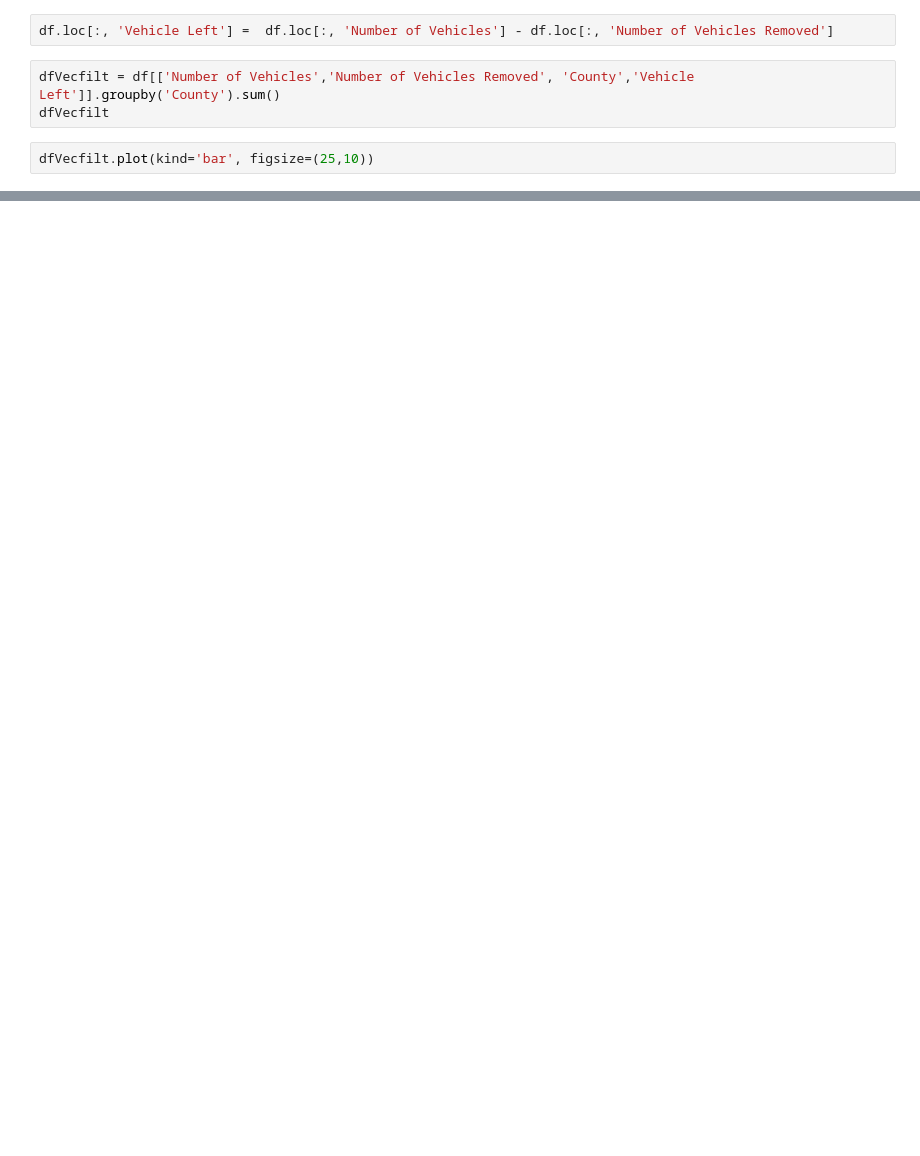
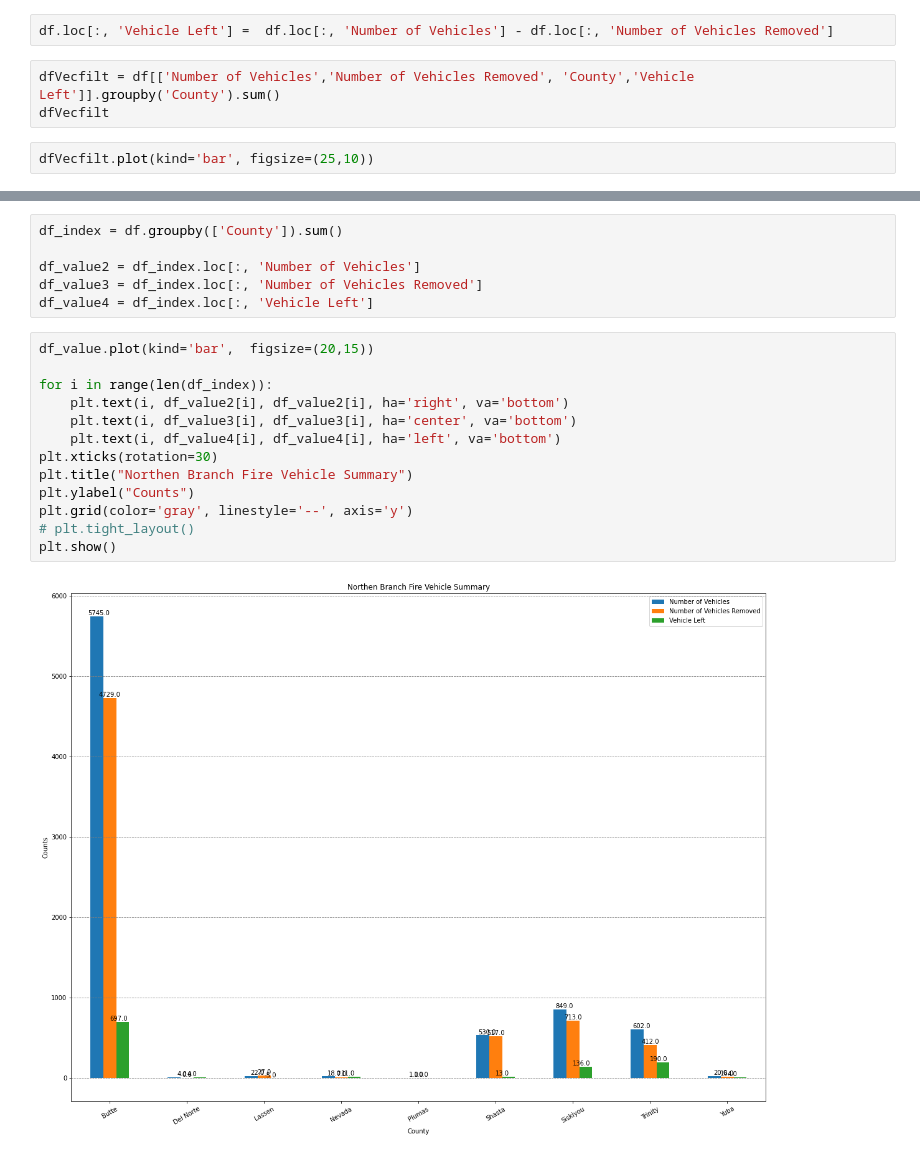
Before and after one commit to Jtrahan88/Online_courses, a Jupyter notebook: WorkProjects/Fires/Vehicles left on site.ipynb, the cells around one changed output, grey strips where cells are left out. Cells and saved outputs as stored; diff of their text form; blank space fills up the shorter version.

Commit message:
Work in Progress(WIP)
Was able to add values but it is not presentable to a client. Need to work on adjust value locations, and make sure it represents the negative values.

```diff
--- a/WorkProjects/Fires/Vehicles left on site.ipynb
+++ b/WorkProjects/Fires/Vehicles left on site.ipynb
@@ -87,0 +70,21 @@ plt.show()
+# %%
+df_index = df.groupby(['County']).sum()
+
+df_value2 = df_index.loc[:, 'Number of Vehicles']
+df_value3 = df_index.loc[:, 'Number of Vehicles Removed']
+df_value4 = df_index.loc[:, 'Vehicle Left']
+# %%
+df_value.plot(kind='bar',  figsize=(20,15))
+
+for i in range(len(df_index)):
+    plt.text(i, df_value2[i], df_value2[i], ha='right', va='bottom')
+    plt.text(i, df_value3[i], df_value3[i], ha='center', va='bottom')
+    plt.text(i, df_value4[i], df_value4[i], ha='left', va='bottom')
+plt.xticks(rotation=30)
+plt.title("Northen Branch Fire Vehicle Summary")
+plt.ylabel("Counts")
+plt.grid(color='gray', linestyle='--', axis='y')
+# plt.tight_layout()
+plt.show()
+# %% [output]
+[figure, added]
```
Also changed, not shown: parts of 17 cells of this notebook.
